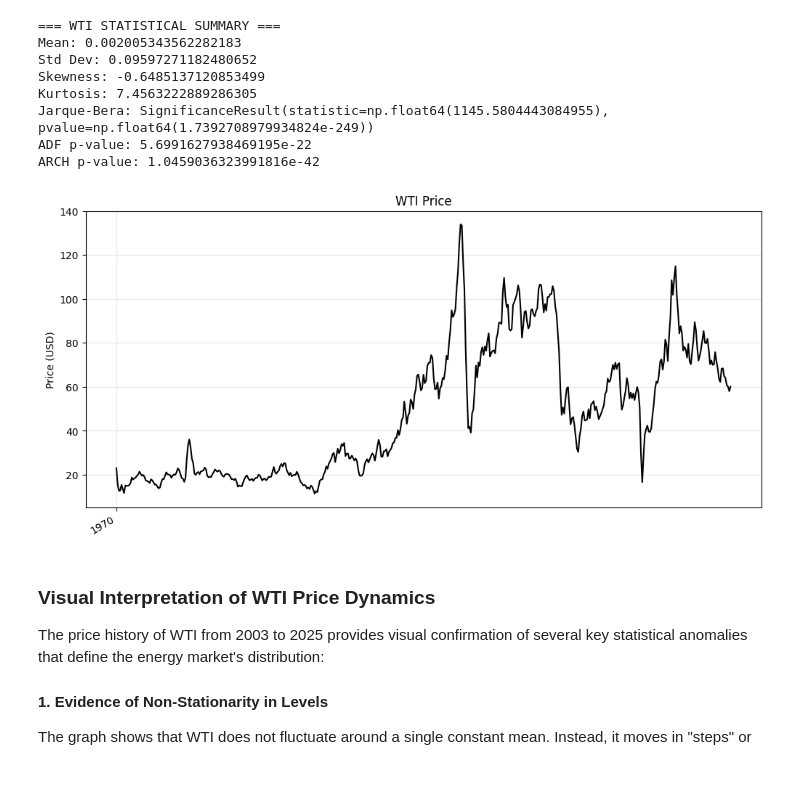
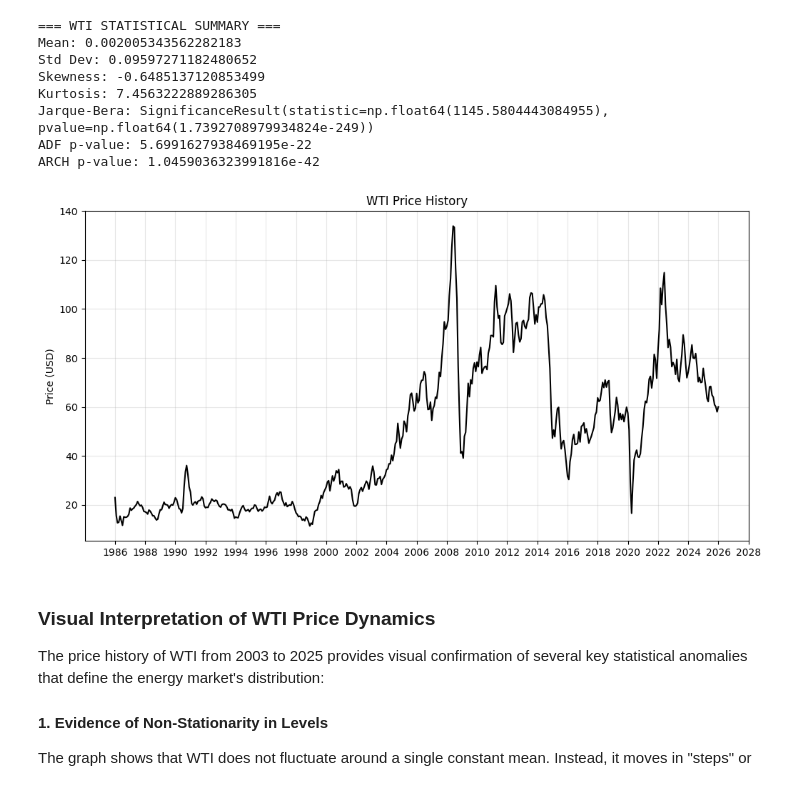
Before and after one commit to Meowth239/dse4101-project, a Jupyter notebook: time_series_analysis_wti.ipynb, the cells around one changed output. Drawn from its saved outputs; the diff is of its cells as text; code cells hidden in the pictures.

Commit message:
fix: corrected x-axis to show proper years on plots

```diff
--- a/time_series_analysis_wti.ipynb
+++ b/time_series_analysis_wti.ipynb
@@ -43,25 +43,32 @@ Jarque-Bera: SignificanceResult(statistic=np.float64(1145.5804443084955), pvalue
 ADF p-value: 5.6991627938469195e-22
 ARCH p-value: 1.0459036323991816e-42
 # %%
+if 'Date' not in wti.columns and isinstance(wti.index, pd.DatetimeIndex):
+    wti = wti.reset_index()
+
+# Check if 'Date' exists, if not, try to find a column that looks like it
+if 'Date' in wti.columns:
+    wti['Date'] = pd.to_datetime(wti['Date'])
+    wti = wti.set_index('Date')
+    wti = wti.sort_index() # Sort by date to prevent "messy lines"
+else:
+    print("ERROR: Could not find a 'Date' column. Here are your columns:")
+    print(wti.columns)
+
+# Create the clean subset for returns
+wti_clean = wti.dropna(subset=['log_return'])
 
 
-# 3. Create the plot
 plt.figure(figsize=(12, 6))
-
-# Now we plot against wti.index, which contains the actual dates
 plt.plot(wti.index, wti['WTI_price'], color='black', label='WTI Price')
-
-# 4. Format the X-Axis
-plt.gca().xaxis.set_major_locator(mdates.YearLocator(2)) # Labels every 2 years
+plt.gca().xaxis.set_major_locator(mdates.YearLocator(2))
 plt.gca().xaxis.set_major_formatter(mdates.DateFormatter('%Y'))
-plt.gcf().autofmt_xdate() # Tilts the labels for readability
-
-plt.title("WTI Price")
+plt.title("WTI Price History")
 plt.ylabel("Price (USD)")
 plt.grid(True, alpha=0.3)
 plt.show()
 # %% [output]
-[figure, old version]
+[figure, new version]
 # %% [markdown]
 ### Visual Interpretation of WTI Price Dynamics
 
```
Also changed, not shown: parts of 2 cells of this notebook.
